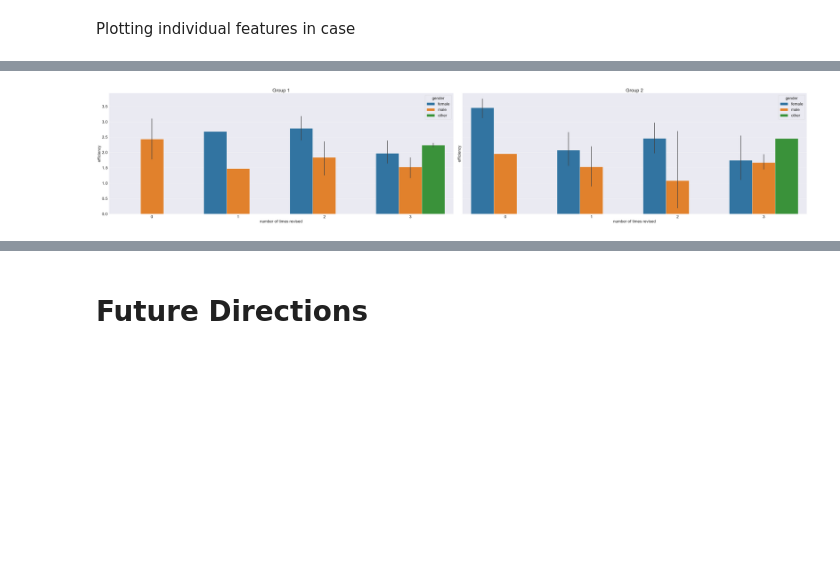
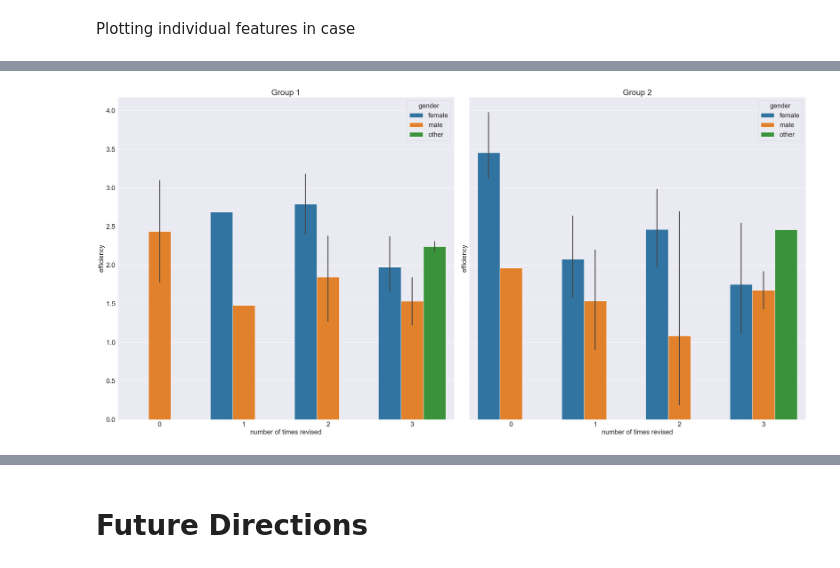
Before and after one commit to lucamouchel/Understanding-Revision-Behavior, a Jupyter notebook: RevisionBehavior.ipynb, the cells around one changed output, grey strips where cells are left out. Cells and saved outputs as stored; diff of their text form; code cells hidden in the pictures; blank space fills up the shorter version.

```diff
--- a/RevisionBehavior.ipynb
+++ b/RevisionBehavior.ipynb
@@ -570,6 +570,5 @@ What we can do is find useful data for each user in a group ie:
 # %%
 gender_data = matching_data['gender']
-dict = dict
 def get_features_for_group(group_number):
     #create an array as long as the number of indices in the group
     number_of_times_revised = [0] * len(INDICES[group_number-1])
@@ -600,15 +599,15 @@ def get_features_for_group(group_number):
         number_of_times_revised[i] = times_revised
 
     users = [sorted_users[user] for user in INDICES[group_number-1]]
-    efficiencies = [dict[user]['efficiency'] for user in users]
-    DIRatio = [dict[user]['DIRatio'] for user in users]
+    efficiencies = [ks_features[user]['efficiency'] for user in users]
+    DIRatio = [ks_features[user]['DIRatio'] for user in users]
     result = pd.DataFrame([users, number_of_times_revised, time_spent, total_num_revisions, gender, efficiencies, DIRatio]).T
     result.reset_index(inplace=True)
     result.columns = ['index', 'users', 'number of times revised', 'time spent', 'total num revisions', 'gender', 'efficiency', 'DIRatio']
 
     return result.sort_values(by='gender', ascending=True)
 # %%
-fig, ax = plt.subplots(2, 4, figsize=(20, 10), sharex=True)
+fig, ax = plt.subplots(2, 4, figsize=(30, 15), sharex=True)
 for i, group_number in enumerate([1,2]):
     dfr = get_features_for_group(group_number=group_number)
     dfr = dfr[(dfr['efficiency'] < 5) & (dfr['efficiency'] > 0.1) &  (dfr['time spent'] < 10000)]
@@ -630,7 +629,7 @@ for i in range(2):
 # %% [markdown]
 Plotting individual features in case
 # %%
-fig, ax = plt.subplots(1, 2, figsize=(50, 10), sharex=True, sharey=True)
+fig, ax = plt.subplots(1, 2, figsize=(30, 15), sharex=True, sharey=True)
 for group_number in [1,2]:
     dfr = get_features_for_group(group_number=group_number)
     df_without_outliers=dfr[(dfr['total num revisions'] < 1000)]
@@ -642,5 +641,5 @@ for group_number in [1,2]:
 # %%
-fig, ax = plt.subplots(1, 2, figsize=(50, 10), sharex=True, sharey=True)
+fig, ax = plt.subplots(1, 2, figsize=(30, 15), sharex=True, sharey=True)
 
 for group_number in [1,2]:
     dfr = get_features_for_group(group_number=group_number)
@@ -661,11 +660,11 @@ for group_number in [1,2]:
 # %%
-fig, ax = plt.subplots(1, 2, figsize=(50, 10), sharex=True, sharey=True)
+fig, ax = plt.subplots(1, 2, figsize=(30, 15), sharex=True, sharey=True)
 for group_number in [1,2]:
     dfr = get_features_for_group(group_number=group_number)
     df_without_efficiency_outliers=dfr[(dfr['efficiency'] < 5) & (dfr['efficiency'] > 0.1)]
     sns.barplot(x=df_without_efficiency_outliers['number of times revised'], y = df_without_efficiency_outliers['efficiency'] ,ax=ax[group_number-1], hue=dfr['gender']).set(title='Group {i}'.format(i=group_number))
     plt.tight_layout()
     plt.savefig('results/gender study/efficiency plots.png')
 # %% [output]
-[figure, old version]
+[figure, new version]
 # %%
```
Also changed, not shown: parts of 6 cells of this notebook, 6 other files.
